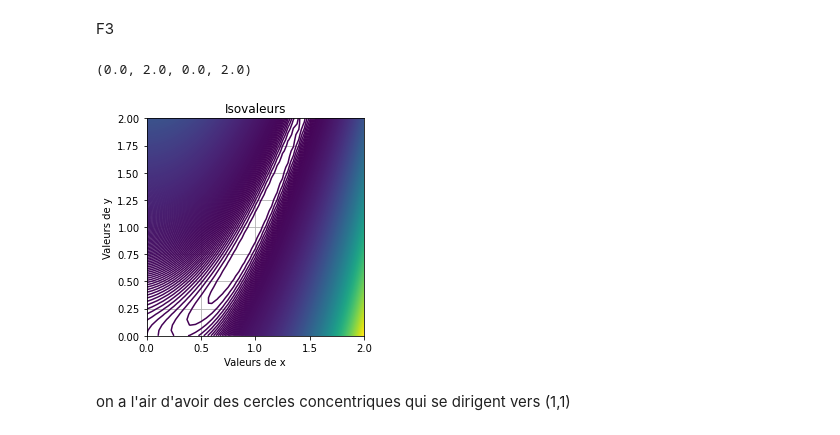
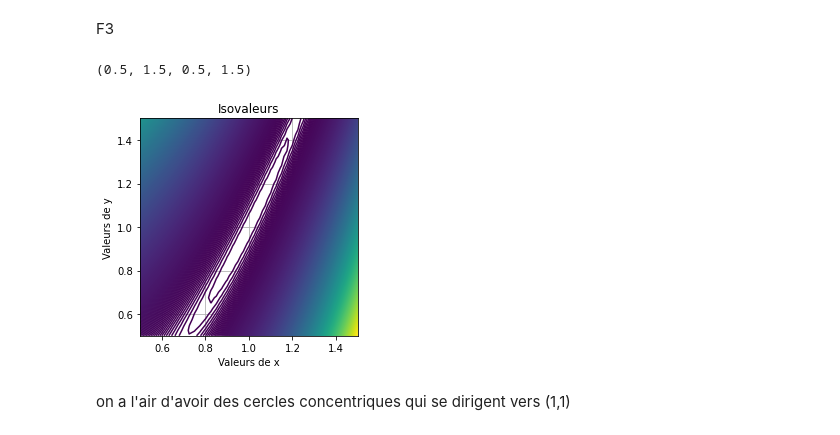
Before and after one commit to ArmandBroutinDev/python, a Jupyter notebook: Introduction_optimisation.ipynb, the cells around one changed output. Drawn from its saved outputs; the diff is of its cells as text; code cells hidden in the pictures.

```diff
--- a/Introduction_optimisation.ipynb
+++ b/Introduction_optimisation.ipynb
@@ -303,24 +303,24 @@ la on a environ 12 et -12 donc on ne sait pas
 F3
 # %%
 # Définition du domaine de tracé
-xmin, xmax, nx = 0, 2, 41
-ymin, ymax, ny = 0, 2, 41
+xmin, xmax, nx = 0.5, 1.5, 41
+ymin, ymax, ny = 0.5, 1.5, 41
 # Discrétisation du domaine de tracé
 x1d = np.linspace(xmin,xmax,nx)
 y1d = np.linspace(ymin,ymax,ny)
 x2d, y2d = np.meshgrid(x1d, y1d)
 
 # Tracé des isovaleurs de f3
 nIso = 1000
 plt.contour(x2d,y2d,f3(x2d,y2d),nIso)
 plt.title('Isovaleurs')
 plt.xlabel('Valeurs de x')
 plt.ylabel('Valeurs de y')
 plt.grid()
 plt.axis('square')
 # %% [output]
-(0.0, 2.0, 0.0, 2.0)
+(0.5, 1.5, 0.5, 1.5)
-[figure, old version]
+[figure, new version]
 # %% [markdown]
 on a l'air d'avoir des cercles concentriques qui se dirigent vers (1,1)
 # %%
```
